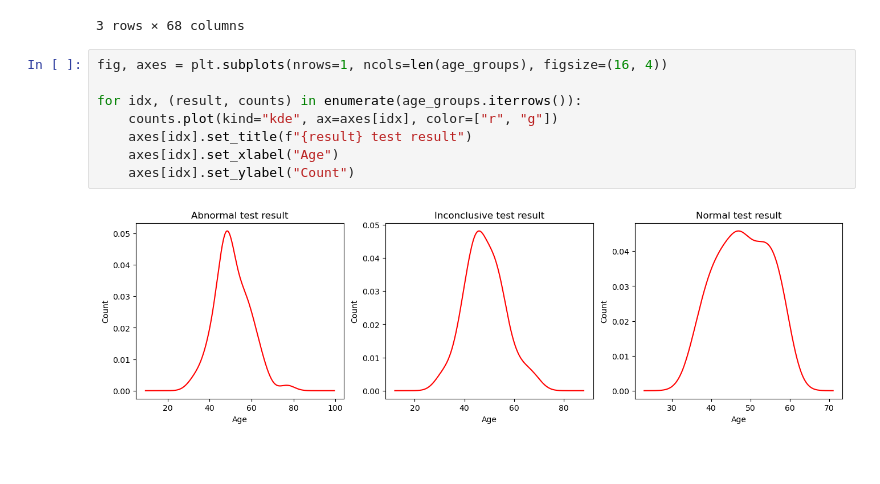
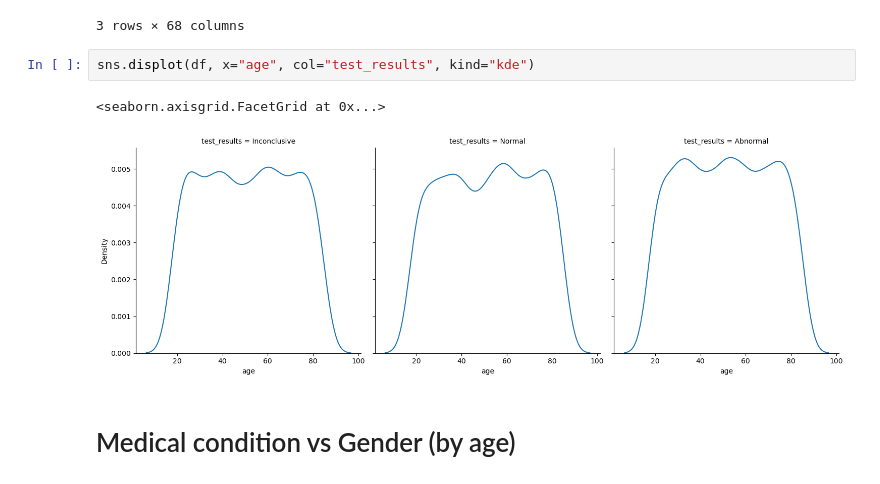
Before and after one commit to Dan-I-El/Healthcare-data-analysis, a Jupyter notebook: analysis.ipynb, the cells around one changed output. Drawn from its saved outputs; the diff is of its cells as text; blank space fills up the shorter version.

```diff
--- a/analysis.ipynb
+++ b/analysis.ipynb
@@ -220,12 +213,9 @@ age_groups
 | Normal | 53 | 43 | 56 | 54 | 43 | 40 | 41 | 40 | 57 | 37 | ... |
 3 rows × 68 columns
 # %%
-fig, axes = plt.subplots(nrows=1, ncols=len(age_groups), figsize=(16, 4))
-
-for idx, (result, counts) in enumerate(age_groups.iterrows()):
-    counts.plot(kind="kde", ax=axes[idx], color=["r", "g"])
-    axes[idx].set_title(f"{result} test result")
-    axes[idx].set_xlabel("Age")
-    axes[idx].set_ylabel("Count")
+sns.displot(df, x="age", col="test_results", kind="kde")
 # %% [output]
+<seaborn.axisgrid.FacetGrid at 0x...>
-[figure, old version]
+[figure, new version]
+# %% [markdown]
+# Medical condition vs Gender (by age)
```
Also changed, not shown: parts of 13 cells of this notebook.
